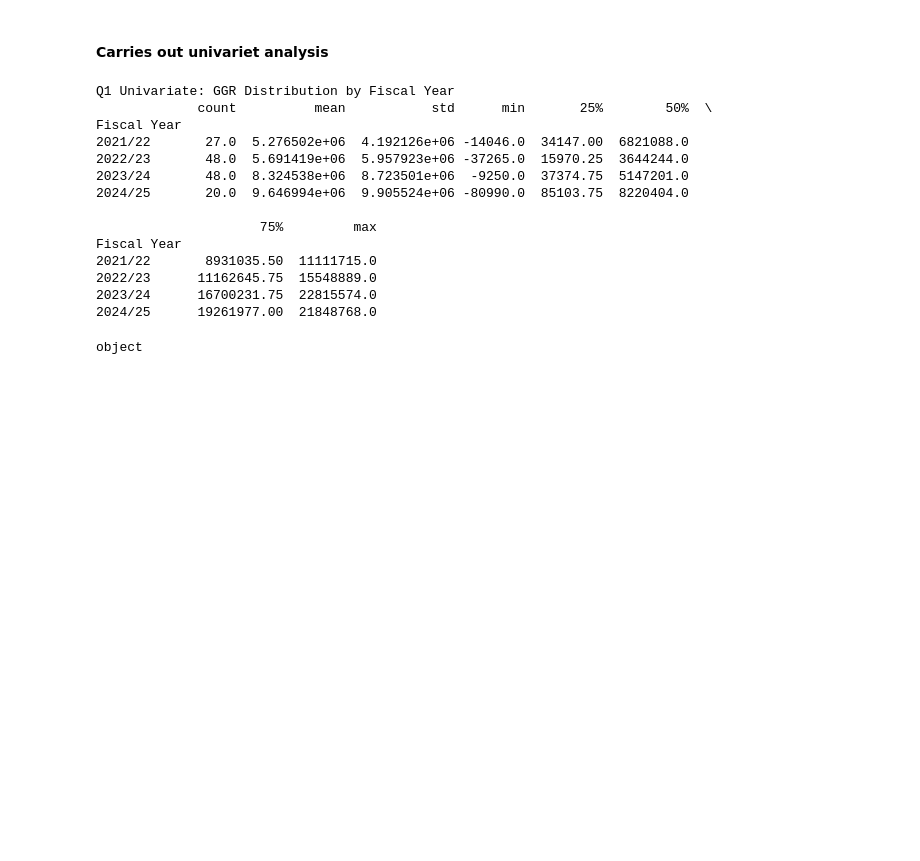
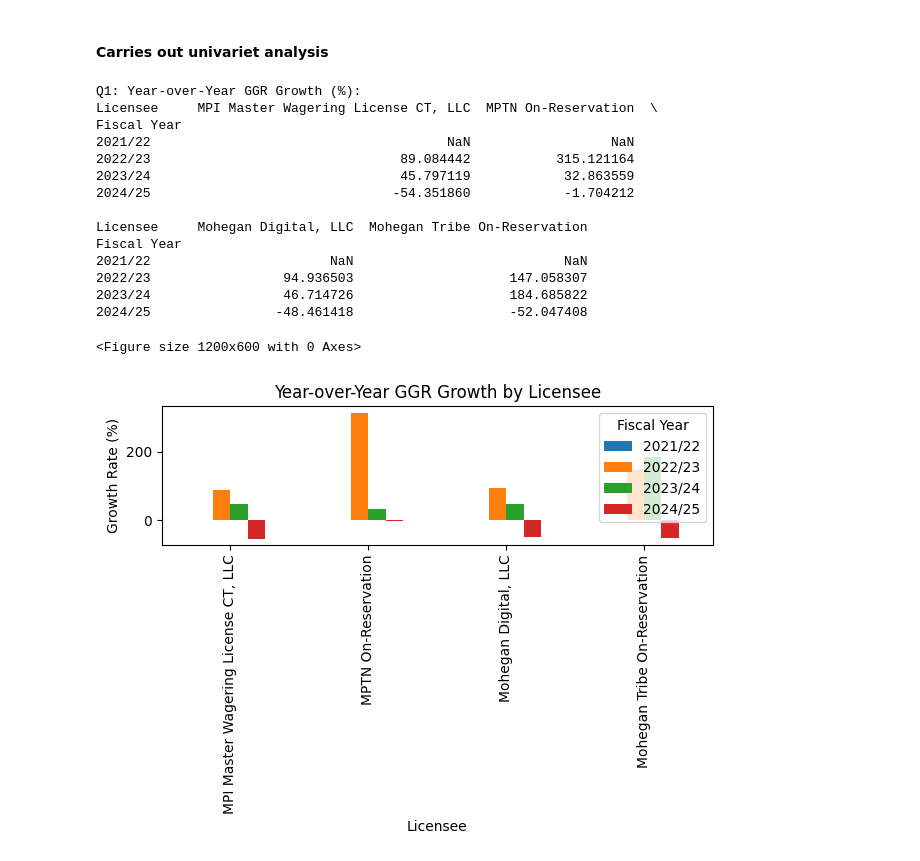
Before and after one commit to Phionanamugga/EDA_Tax_returns, a Jupyter notebook: casino_tax_returns.ipynb, the cells around one changed output. Drawn from its saved outputs; the diff is of its cells as text; code cells hidden in the pictures; blank space fills up the shorter version.

Commit message:
evaluates gaming revenue for each licensee[#189033653]

```diff
--- a/casino_tax_returns.ipynb
+++ b/casino_tax_returns.ipynb
@@ -110,24 +110,33 @@ if df['Month Ending'].isnull().any():
 # %%
 # What is the year-over-year growth rate in Total Gross Gaming Revenue (GGR) for each licensee, and how does it correlate with Wagers and Online Casino Gaming Win/(Loss)?
 # Univariate:Gross Gaming Revenue distribution by fiscal year
-print("\nQ1 Univariate: GGR Distribution by Fiscal Year")
-print(df.groupby('Fiscal Year')['Total Gross Gaming Revenue'].describe())
+fy_ggr = df.groupby(['Fiscal Year', 'Licensee'])['Total Gross Gaming Revenue'].sum().unstack()
+ggr_growth = fy_ggr.pct_change() * 100  # Year-over-year growth in %
+print("\nQ1: Year-over-Year GGR Growth (%):")
+print(ggr_growth)
+
+plt.figure(figsize=(12, 6))
+ggr_growth.T.plot(kind='bar')
+plt.title('Year-over-Year GGR Growth by Licensee')
+plt.xlabel('Licensee')
+plt.ylabel('Growth Rate (%)')
+plt.legend(title='Fiscal Year')
+plt.tight_layout()
+plt.show()
 # %% [output]
-Q1 Univariate: GGR Distribution by Fiscal Year
-             count          mean           std      min       25%        50%  \
+Q1: Year-over-Year GGR Growth (%):
+Licensee     MPI Master Wagering License CT, LLC  MPTN On-Reservation  \
 Fiscal Year
-2021/22       27.0  5.276502e+06  4.192126e+06 -14046.0  34147.00  6821088.0
-2022/23       48.0  5.691419e+06  5.957923e+06 -37265.0  15970.25  3644244.0
-2023/24       48.0  8.324538e+06  8.723501e+06  -9250.0  37374.75  5147201.0
-2024/25       20.0  9.646994e+06  9.905524e+06 -80990.0  85103.75  8220404.0
+2021/22                                      NaN                  NaN
+2022/23                                89.084442           315.121164
+2023/24                                45.797119            32.863559
+2024/25                               -54.351860            -1.704212
 
-                     75%         max
+Licensee     Mohegan Digital, LLC  Mohegan Tribe On-Reservation
 Fiscal Year
-2021/22       8931035.50  11111715.0
-2022/23      11162645.75  15548889.0
-2023/24      16700231.75  22815574.0
-2024/25      19261977.00  21848768.0
+2021/22                       NaN                           NaN
+2022/23                 94.936503                    147.058307
+2023/24                 46.714726                    184.685822
+2024/25                -48.461418                    -52.047408
+<Figure size 1200x600 with 0 Axes>
+[figure, added]
-# %%
-print(df['Month Ending'].dtype)
-# %% [output]
-object
```
Also changed, not shown: parts of 5 cells of this notebook.
